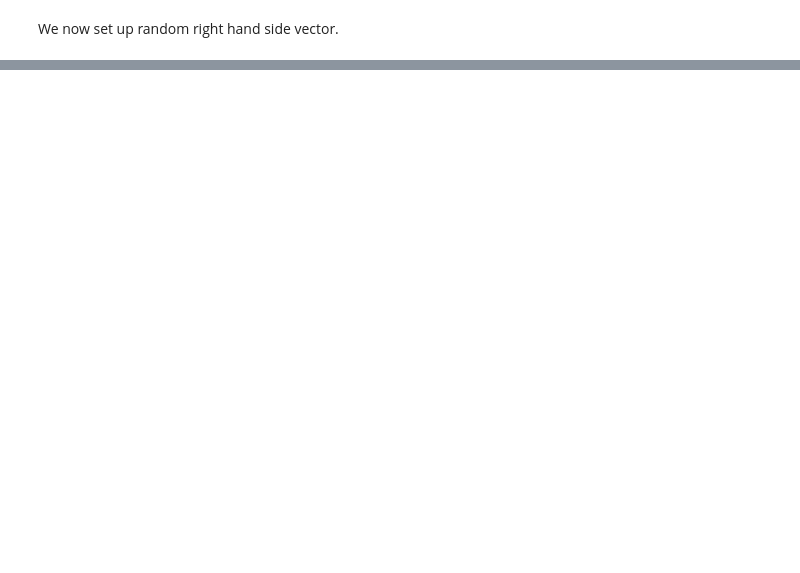
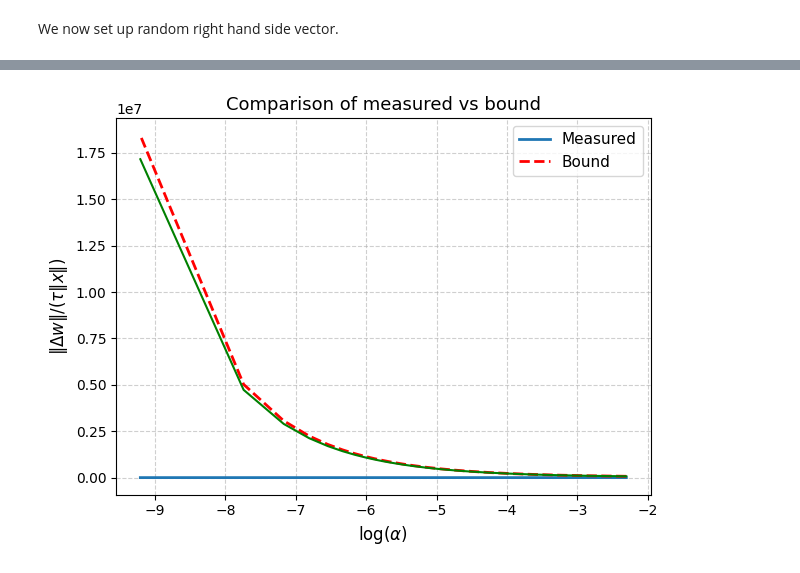
Before and after one commit to matthew92647/UROP-Inner-Solve-Convergence-for-ParaDiag-Schemes, a Jupyter notebook: diagonalisation_error.ipynb, the cells around one changed output, grey strips where cells are left out. Drawn from its saved outputs; the diff is of its cells as text; code cells hidden in the pictures; blank space fills up the shorter version.

```diff
--- a/diagonalisation_error.ipynb
+++ b/diagonalisation_error.ipynb
@@ -370,0 +452,18 @@ Mean ratio: 262.43581207596674
+# %%
+fig, ax = plt.subplots()
+ax.plot(np.log(alpha_range)[:], ys[:], label="Measured", lw=2)
+ax.plot(np.log(alpha_range)[:], x_ax[:], 'r--', label="Bound", lw=2)
+ax.plot(np.log(alpha_range), x_ax_tight, color='g')
+
+ax.set_xlabel(r"$\log(\alpha)$", fontsize=12)
+ax.set_ylabel(r"$\|\Delta w\| / (\tau \|x\|)$", fontsize=12)
+ax.set_title("Comparison of measured vs bound", fontsize=13)
+
+# Grid, legend, and nice ticks
+ax.grid(True, which="both", linestyle="--", alpha=0.6)
+ax.legend(fontsize=11)
+
+plt.tight_layout()
+plt.show()
+# %% [output]
+[figure, added]
```
Also changed, not shown: parts of 28 cells of this notebook, 5 other files.
